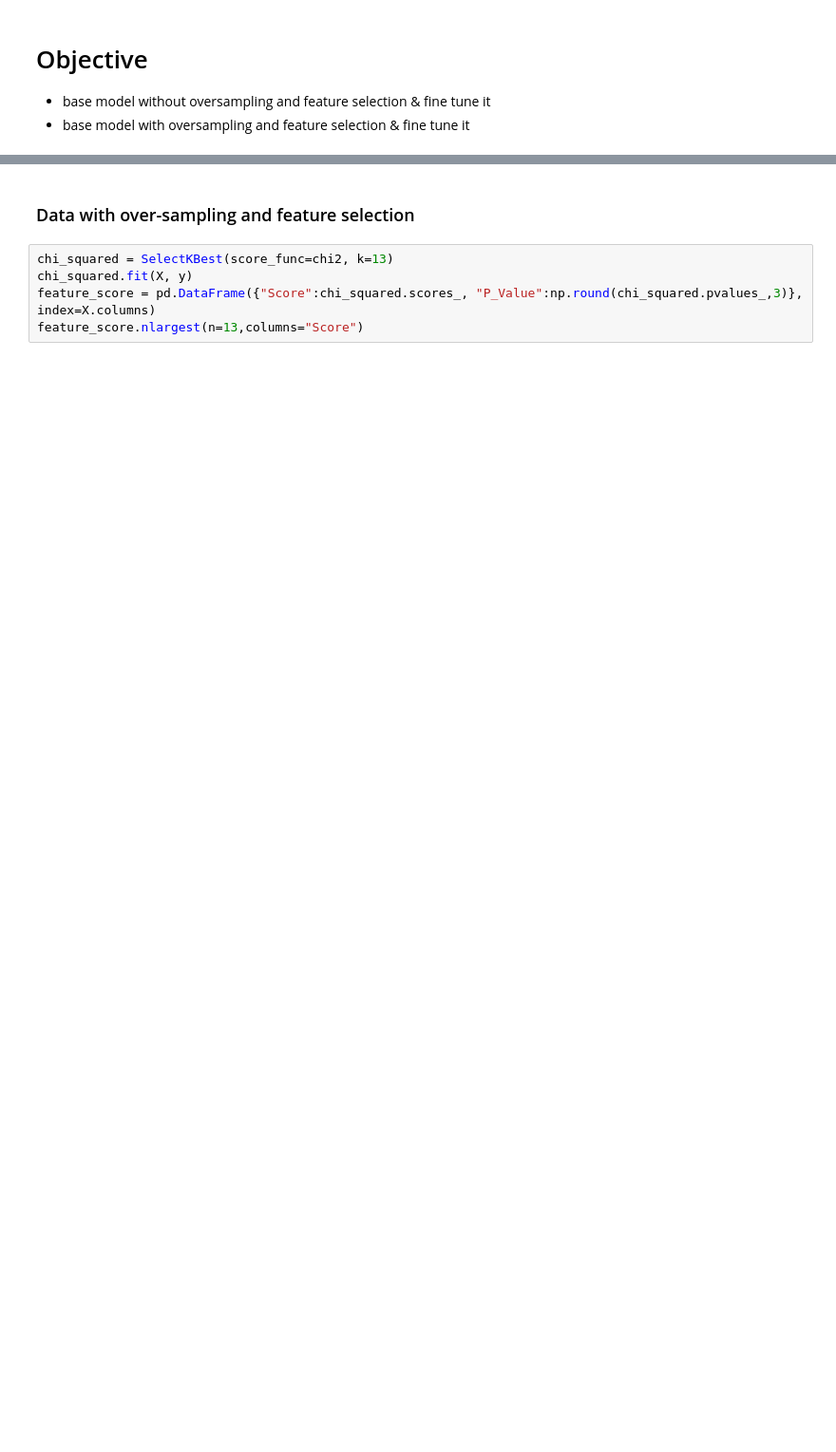
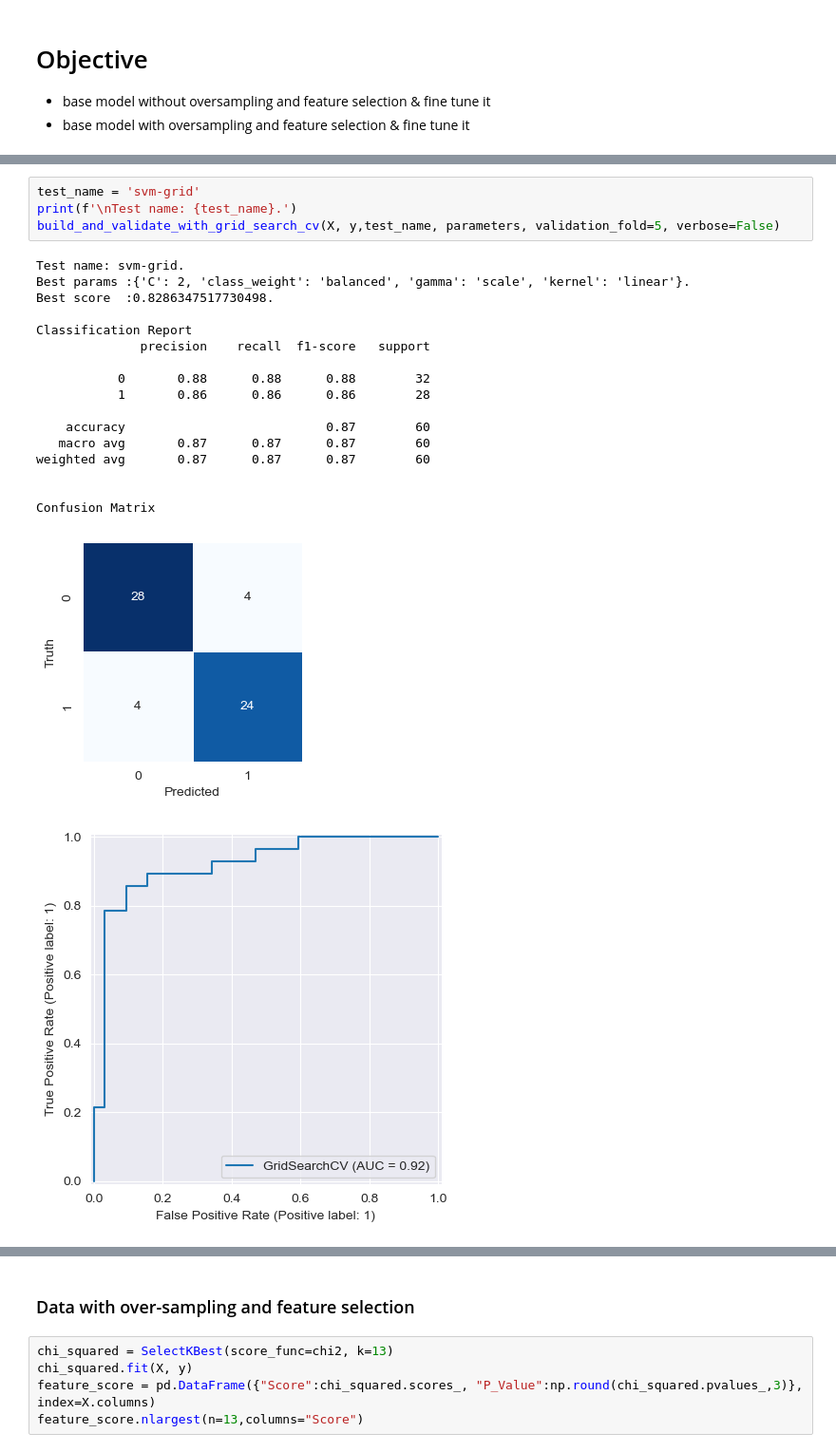
Before and after one commit to everhettoo/heart-disease-analysis, a Jupyter notebook: 4.0-model-svm.ipynb, the cells around one changed output, grey strips where cells are left out. Shown at 95% size. Drawn from its saved outputs; the diff is of its cells as text; blank space fills up the shorter version.

```diff
--- a/4.0-model-svm.ipynb
+++ b/4.0-model-svm.ipynb
@@ -190,0 +189,23 @@ weighted avg       0.86      0.85      0.85        60
+# %%
+test_name = 'svm-grid'
+print(f'\nTest name: {test_name}.')
+build_and_validate_with_grid_search_cv(X, y,test_name, parameters, validation_fold=5, verbose=False)
+# %% [output]
+Test name: svm-grid.
+Best params :{'C': 2, 'class_weight': 'balanced', 'gamma': 'scale', 'kernel': 'linear'}.
+Best score  :0.8286347517730498.
+
+Classification Report
+              precision    recall  f1-score   support
+
+           0       0.88      0.88      0.88        32
+           1       0.86      0.86      0.86        28
+
+    accuracy                           0.87        60
+   macro avg       0.87      0.87      0.87        60
+weighted avg       0.87      0.87      0.87        60
+
+
+Confusion Matrix
+[figure, added]
+[figure, added]
```
Also changed, not shown: parts of 16 cells of this notebook, 1 other file.
